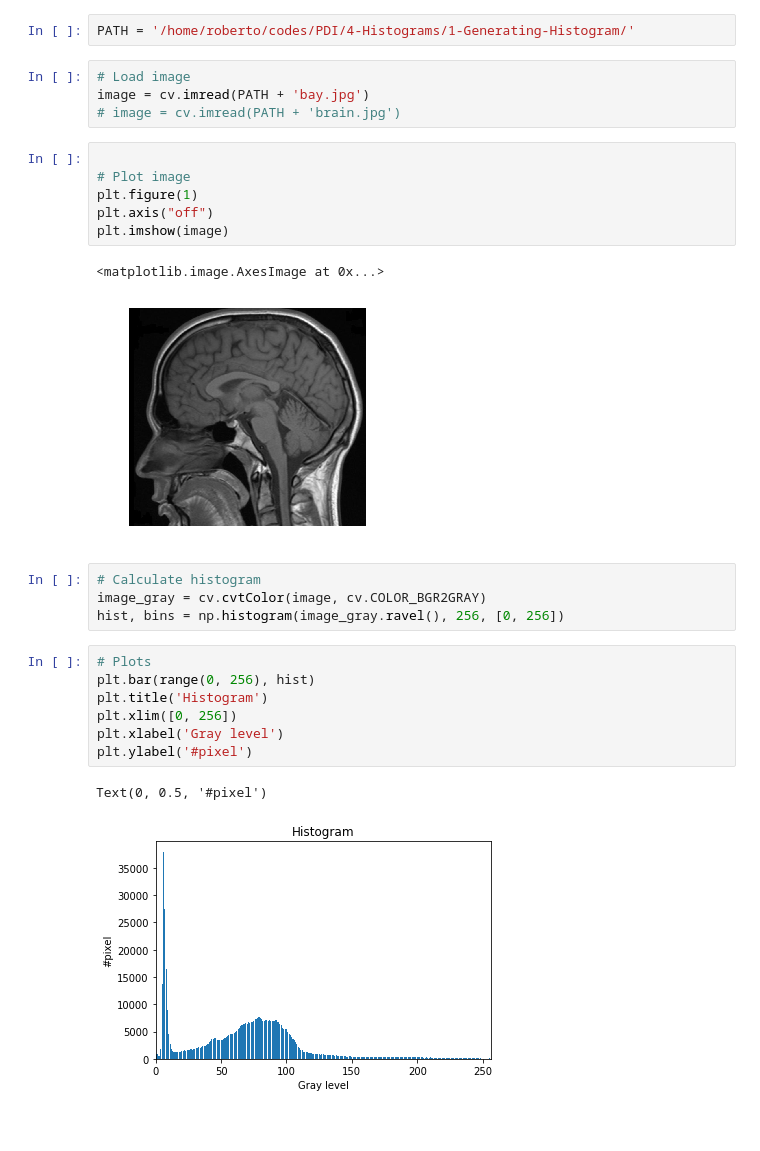
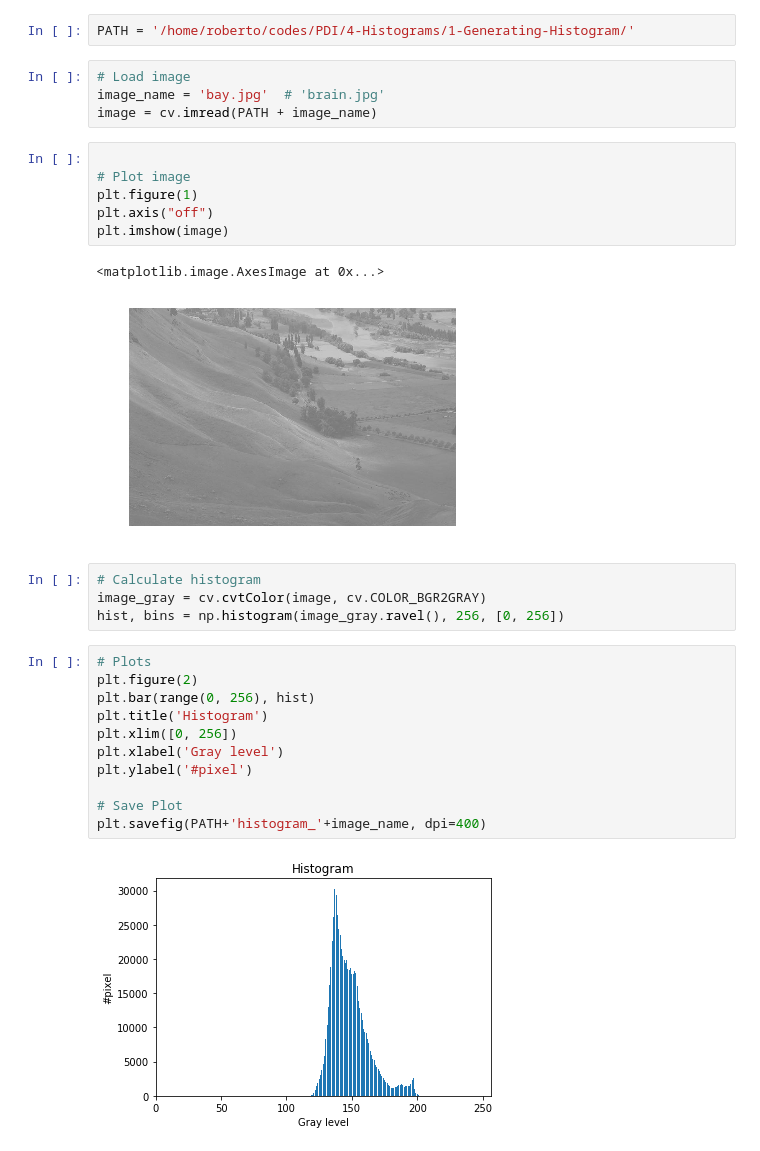
Before and after one commit to labsinaisprojetos/PDI, a Jupyter notebook: 4-Histograms/1-Generating-Histogram/Histogram.ipynb, the cells around one changed output. Drawn from its saved outputs; the diff is of its cells as text; blank space fills up the shorter version.

Commit message:
Versão final salvando histograma

```diff
--- a/4-Histograms/1-Generating-Histogram/Histogram.ipynb
+++ b/4-Histograms/1-Generating-Histogram/Histogram.ipynb
@@ -11,8 +11,8 @@ import matplotlib.pyplot as plt
 PATH = '/home/roberto/codes/PDI/4-Histograms/1-Generating-Histogram/'
 # %%
 # Load image
-image = cv.imread(PATH + 'bay.jpg')
-# image = cv.imread(PATH + 'brain.jpg')
+image_name = 'bay.jpg'  # 'brain.jpg'
+image = cv.imread(PATH + image_name)
 # %%
 
 # Plot image
@@ -21,18 +21,21 @@ plt.axis("off")
 plt.imshow(image)
 # %% [output]
 <matplotlib.image.AxesImage at 0x...>
-[figure, old version]
+[figure, new version]
 # %%
 # Calculate histogram
 image_gray = cv.cvtColor(image, cv.COLOR_BGR2GRAY)
 hist, bins = np.histogram(image_gray.ravel(), 256, [0, 256])
 # %%
 # Plots
+plt.figure(2)
 plt.bar(range(0, 256), hist)
 plt.title('Histogram')
 plt.xlim([0, 256])
 plt.xlabel('Gray level')
 plt.ylabel('#pixel')
+
+# Save Plot
+plt.savefig(PATH+'histogram_'+image_name, dpi=400)
 # %% [output]
-Text(0, 0.5, '#pixel')
-[figure, old version]
+[figure, new version]
```
